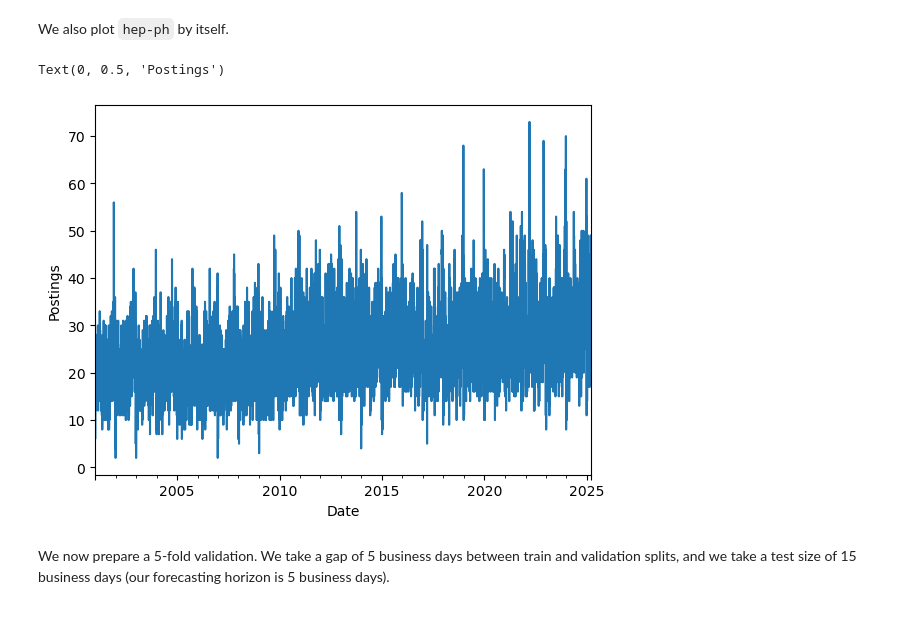
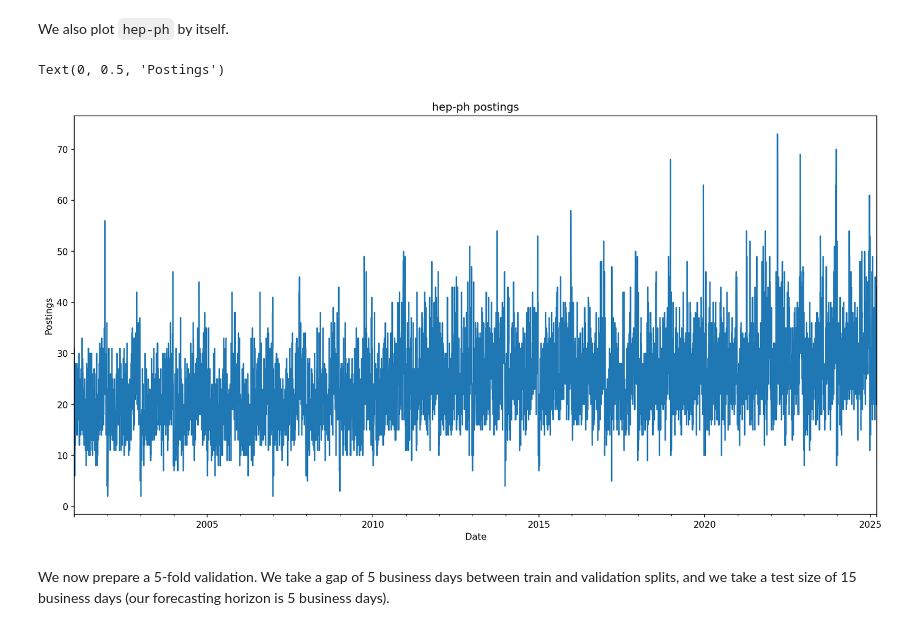
Before and after one commit to albesianor/arxiv-heatmap, a Jupyter notebook: notes/short-term-linear-regression.ipynb, the cells around one changed output. Cells and saved outputs as stored; diff of their text form; code cells hidden in the pictures.

```diff
--- a/notes/short-term-linear-regression.ipynb
+++ b/notes/short-term-linear-regression.ipynb
@@ -11,3 +13,18 @@ df = pd.read_parquet("../data/arxiv-totals.parquet")
+# %%
+from calendar import day_name
+
+df.reset_index(inplace=True)
+df["weekday"] = df["date"].apply(lambda date: day_name[date.weekday()])
+df["month"] = df["date"].apply(lambda date: date.month)
+
+one_hot_weekday = (
+    pd.get_dummies(df.weekday, dtype=int).drop("Friday", axis=1).iloc[:, [0, 2, 3, 1]]
+)
+one_hot_month = pd.get_dummies(df.month, dtype=int).drop(12, axis=1)
+df = df.join(one_hot_weekday).join(one_hot_month)
+
+df.set_index("date", inplace=True)
+df.columns = df.columns.astype(str)
 # %% [markdown]
 Because the arXiv was still picking up, we have decided to ignore all dates before Jan 1, 2001.  We are also taking our training sample to end on Fri Mar 14, 2025 (included), and our testing sample to start from Mon Mar 17, 2025.
 # %%
@@ -43,12 +60,16 @@ plt.legend()
 # %% [markdown]
 We also plot `hep-ph` by itself.
 # %%
+plt.figure(figsize=(16, 8), dpi=150)
+
 df_train["hep-ph"].plot()
+
+plt.title("hep-ph postings")
 plt.xlabel("Date")
 plt.ylabel("Postings")
 # %% [output]
 Text(0, 0.5, 'Postings')
-[figure, old version]
+[figure, new version]
 # %% [markdown]
 We now prepare a 5-fold validation.  We take a gap of 5 business days between train and validation splits, and we take a test size of 15 business days (our forecasting horizon is 5 business days).
 # %%
```
Also changed, not shown: parts of 9 cells of this notebook, 1 other file.
